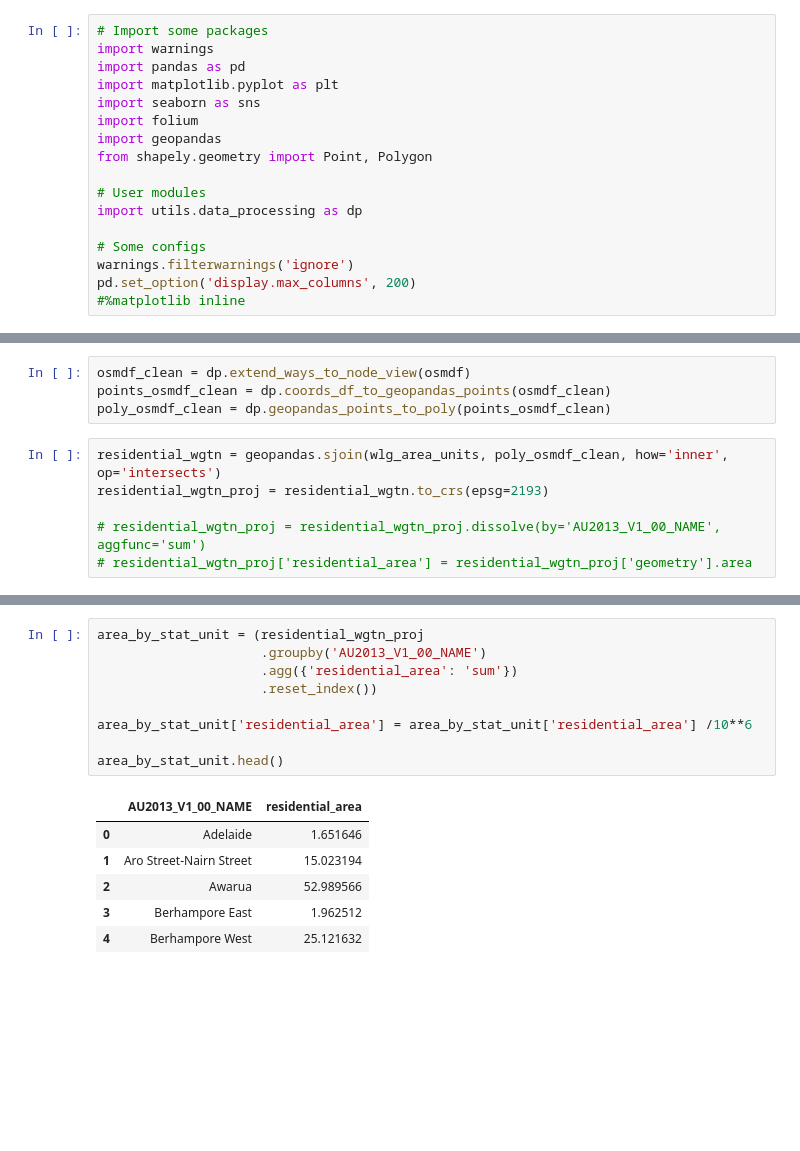
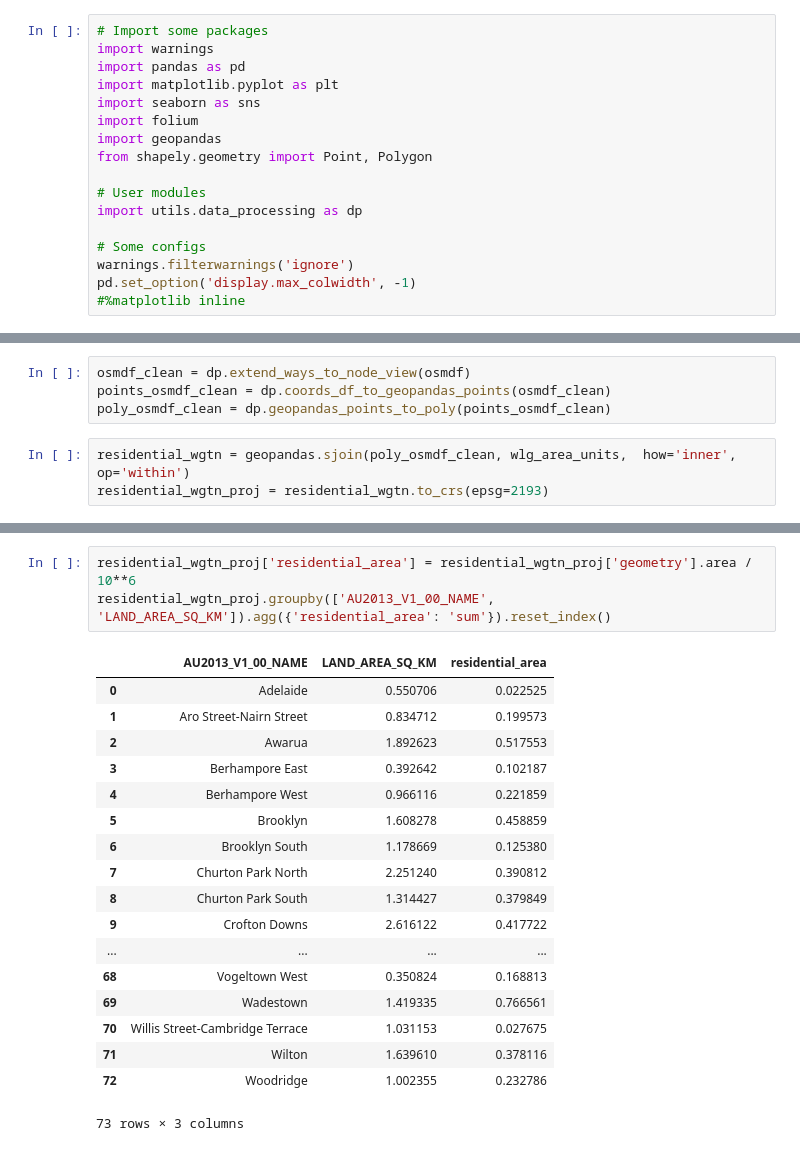
Before and after one commit to shriv/spatial-plays, a Jupyter notebook: Exploring OSM Ways.ipynb, the cells around one changed output, grey strips where cells are left out. Saved outputs shown, nothing was run; the diff lists cells and outputs as text; blank space fills up the shorter version.

```diff
--- a/Exploring OSM Ways.ipynb
+++ b/Exploring OSM Ways.ipynb
@@ -21,7 +21,7 @@ import utils.data_processing as dp
 
 # Some configs
 warnings.filterwarnings('ignore')
-pd.set_option('display.max_columns', 200)
+pd.set_option('display.max_colwidth', -1)
 #%matplotlib inline
 # %% [markdown]
 # Get OSM data
@@ -145,8 +134,5 @@ osmdf_clean = dp.extend_ways_to_node_view(osmdf)
 points_osmdf_clean = dp.coords_df_to_geopandas_points(osmdf_clean)
 poly_osmdf_clean = dp.geopandas_points_to_poly(points_osmdf_clean)
 # %%
-residential_wgtn = geopandas.sjoin(wlg_area_units, poly_osmdf_clean, how='inner', op='intersects')
+residential_wgtn = geopandas.sjoin(poly_osmdf_clean, wlg_area_units,  how='inner', op='within')
 residential_wgtn_proj = residential_wgtn.to_crs(epsg=2193)
-
-# residential_wgtn_proj = residential_wgtn_proj.dissolve(by='AU2013_V1_00_NAME', aggfunc='sum')
-# residential_wgtn_proj['residential_area'] = residential_wgtn_proj['geometry'].area
@@ -153,16 +155,22 @@ residential_wgtn_proj = residential_wgtn.to_crs(epsg=2193)
 # %%
-area_by_stat_unit = (residential_wgtn_proj
-                     .groupby('AU2013_V1_00_NAME')
-                     .agg({'residential_area': 'sum'})
-                     .reset_index())
-
-area_by_stat_unit['residential_area'] = area_by_stat_unit['residential_area'] /10**6
-
-area_by_stat_unit.head()
+residential_wgtn_proj['residential_area'] = residential_wgtn_proj['geometry'].area / 10**6
+residential_wgtn_proj.groupby(['AU2013_V1_00_NAME', 'LAND_AREA_SQ_KM']).agg({'residential_area': 'sum'}).reset_index()
 # %% [output]
-|  | AU2013_V1_00_NAME | residential_area |
-| 0 | Adelaide | 1.651646 |
-| 1 | Aro Street-Nairn Street | 15.023194 |
-| 2 | Awarua | 52.989566 |
-| 3 | Berhampore East | 1.962512 |
-| 4 | Berhampore West | 25.121632 |
+|  | AU2013_V1_00_NAME | LAND_AREA_SQ_KM | residential_area |
+| 0 | Adelaide | 0.550706 | 0.022525 |
+| 1 | Aro Street-Nairn Street | 0.834712 | 0.199573 |
+| 2 | Awarua | 1.892623 | 0.517553 |
+| 3 | Berhampore East | 0.392642 | 0.102187 |
+| 4 | Berhampore West | 0.966116 | 0.221859 |
+| 5 | Brooklyn | 1.608278 | 0.458859 |
+| 6 | Brooklyn South | 1.178669 | 0.125380 |
+| 7 | Churton Park North | 2.251240 | 0.390812 |
+| 8 | Churton Park South | 1.314427 | 0.379849 |
+| 9 | Crofton Downs | 2.616122 | 0.417722 |
+| ... | ... | ... | ... |
+| 68 | Vogeltown West | 0.350824 | 0.168813 |
+| 69 | Wadestown | 1.419335 | 0.766561 |
+| 70 | Willis Street-Cambridge Terrace | 1.031153 | 0.027675 |
+| 71 | Wilton | 1.639610 | 0.378116 |
+| 72 | Woodridge | 1.002355 | 0.232786 |
+73 rows × 3 columns
```
Also changed, not shown: parts of 12 cells of this notebook, 1 other file.
